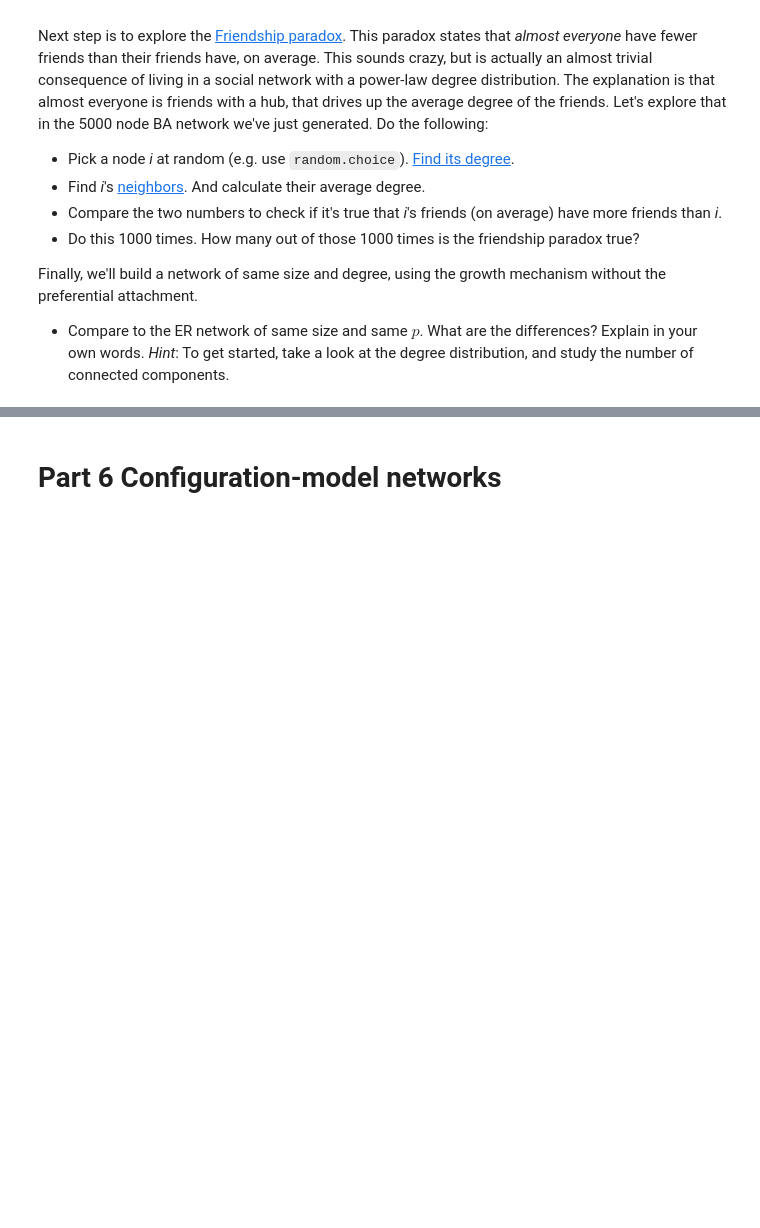
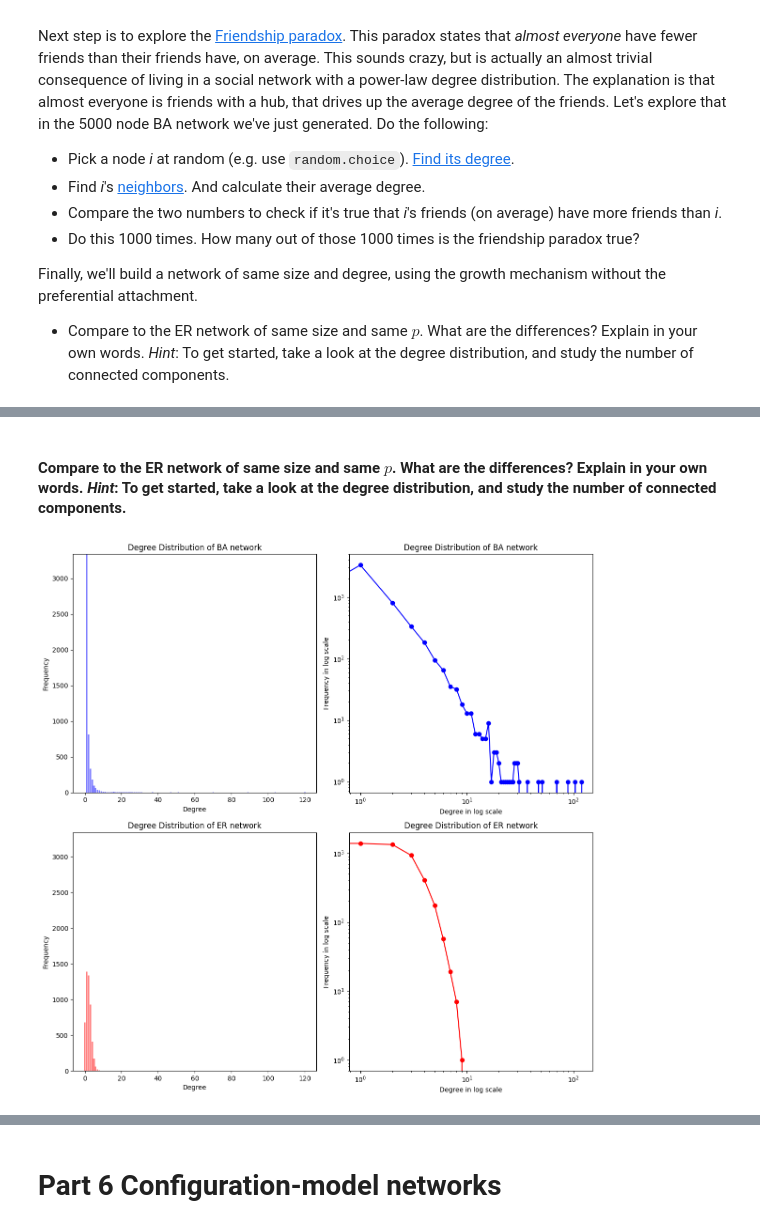
Before and after one commit to MrCogito/Social_Networks_2023, a Jupyter notebook: Assignment1.ipynb, the cells around one changed output, grey strips where cells are left out. Cells and saved outputs as stored; diff of their text form; code cells hidden in the pictures; blank space fills up the shorter version.

```diff
--- a/Assignment1.ipynb
+++ b/Assignment1.ipynb
@@ -261,0 +285,67 @@ Finally, we'll build a network of same size and degree, using the growth mechani
+# %% [markdown]
+####  Compare to the ER network of same size and same $p$. What are the differences? Explain in your own words. *Hint*: To get started, take a look at the degree distribution, and study the number of connected components.
+# %%
+# Calculate average degree of BA graph
+avg_degree_ba = np.mean([degree for node, degree in G.degree()])
+
+# Calculate p for ER graph
+p = avg_degree_ba / (len(G) - 1)
+
+# Generate ER graph
+G_er = nx.erdos_renyi_graph(5000, p)
+
+# Compare degree distributions
+degree_sequence_ba = [degree for node, degree in G.degree()]
+degree_sequence_er = [degree for node, degree in G_er.degree()]
+
+# Find the global minimum and maximum degrees between both graphs
+min_degree = min(min(degree_sequence_ba), min(degree_sequence_er))
+max_degree = max(max(degree_sequence_ba), max(degree_sequence_er))
+
+# Use the same bin edges for both histograms
+bins = range(min_degree, max_degree + 2)
+
+# Bin the degree distribution for BA and ER graphs
+ba_hist, ba_edges = np.histogram(degree_sequence_ba, bins=bins)
+er_hist, er_edges = np.histogram(degree_sequence_er, bins=bins)
+
+# Find the global maximum frequency to set the same y-axis limit for linear plots
+max_freq = max(max(ba_hist), max(er_hist))
+
+# Plot the distributions
+plt.figure(figsize=(12, 12))
+
+# BA Graph - Linear Scale
+plt.subplot(221)
+plt.bar(ba_edges[:-1], ba_hist, alpha=0.5, color='b')
+plt.xlabel('Degree')
+plt.ylabel('Frequency')
+plt.title('Degree Distribution of BA network')
+plt.ylim(0, max_freq)  # Set the same y-axis limit
+
+# BA Graph - Log-Log Scale
+plt.subplot(222)
+plt.loglog(ba_edges[:-1], ba_hist, 'o-', color='b')
+plt.xlabel('Degree in log scale')
+plt.ylabel('Frequency in log scale')
+plt.title('Degree Distribution of BA network')
+
+# ER Graph - Linear Scale
+plt.subplot(223)
+plt.bar(er_edges[:-1], er_hist, alpha=0.5, color='r')
+plt.xlabel('Degree')
+plt.ylabel('Frequency')
+plt.title('Degree Distribution of ER network')
+plt.ylim(0, max_freq)  # Set the same y-axis limit
+
+# ER Graph - Log-Log Scale
+plt.subplot(224)
+plt.loglog(er_edges[:-1], er_hist, 'o-', color='r')
+plt.xlabel('Degree in log scale')
+plt.ylabel('Frequency in log scale')
+plt.title('Degree Distribution of ER network')
+
+plt.tight_layout()
+plt.show()
+# %% [output]
+[figure, added]
```
Also changed, not shown: parts of 20 cells of this notebook.
